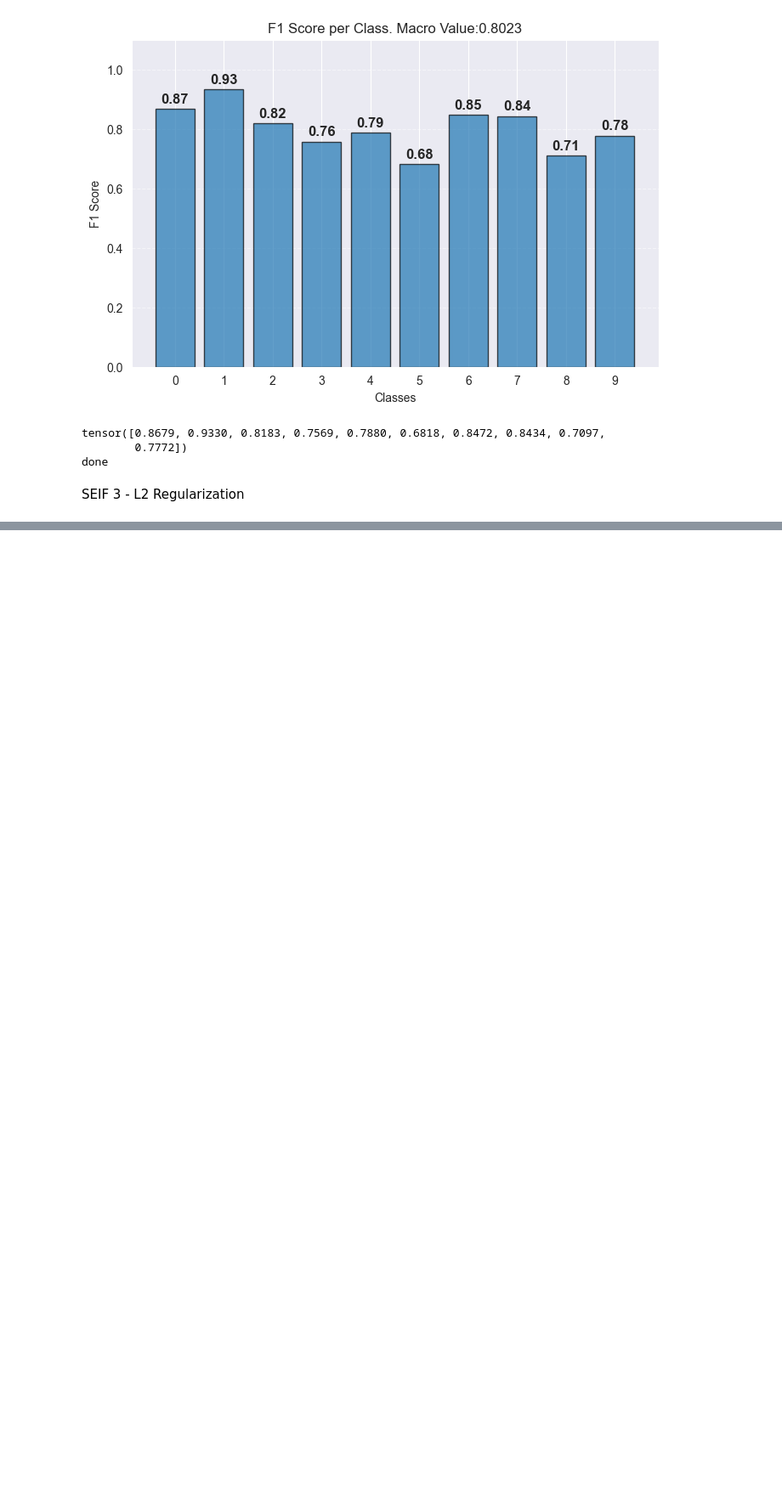
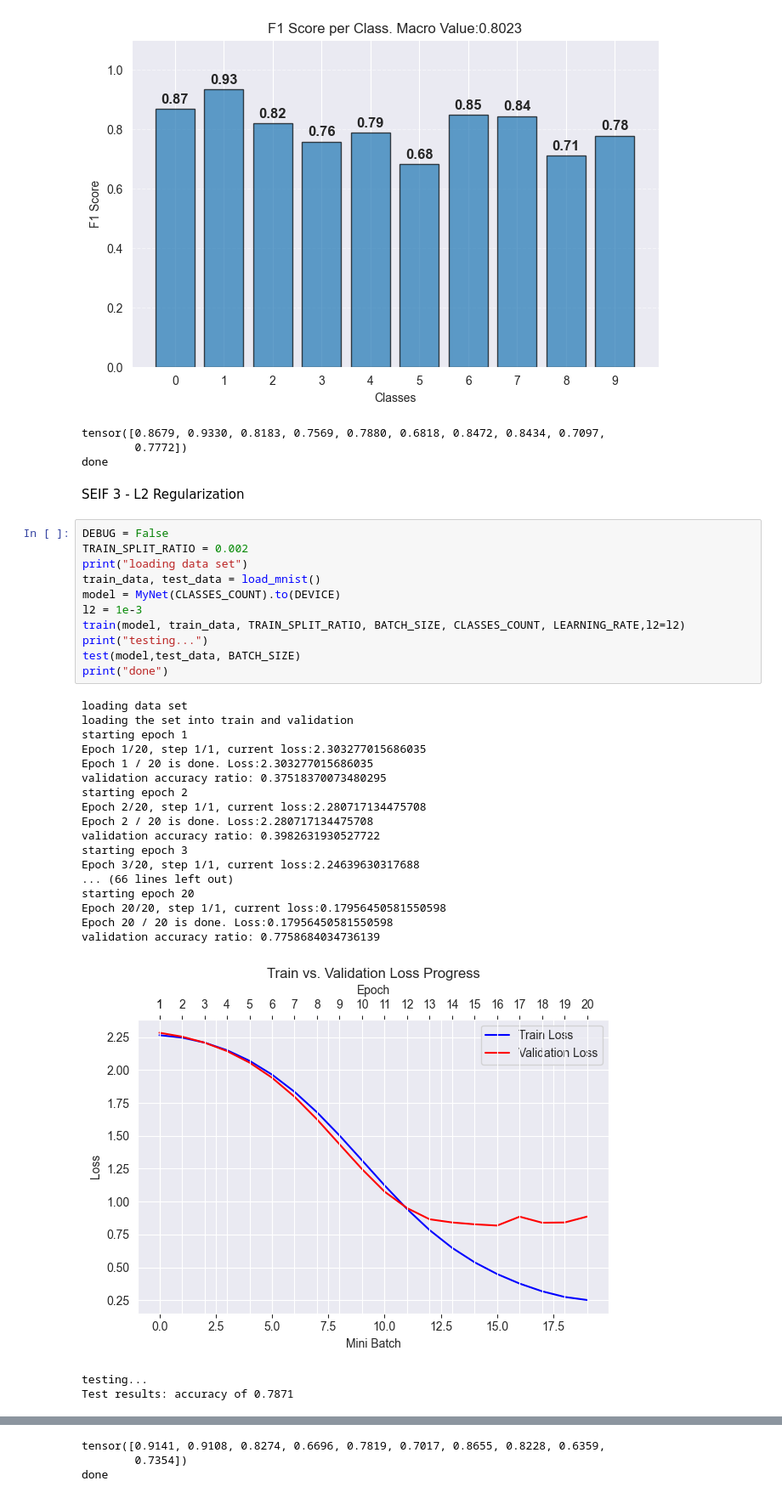
Before and after one commit to amirnadaBGU/deeplearningEE, a Jupyter notebook: HW1_xxxxxx_308339860.ipynb, the cells around one changed output, grey strips where cells are left out. Shown at 85% size. Cells and saved outputs as stored; diff of their text form; blank space fills up the shorter version.

```diff
--- a/HW1_xxxxxx_308339860.ipynb
+++ b/HW1_xxxxxx_308339860.ipynb
@@ -614,3 +614,35 @@ tensor([0.8679, 0.9330, 0.8183, 0.7569, 0.7880, 0.6818, 0.8472, 0.8434, 0.7097,
 done
 # %% [markdown]
 SEIF 3 - L2 Regularization
+# %%
+DEBUG = False
+TRAIN_SPLIT_RATIO = 0.002
+print("loading data set")
+train_data, test_data = load_mnist()
+model = MyNet(CLASSES_COUNT).to(DEVICE)
+l2 = 1e-3
+train(model, train_data, TRAIN_SPLIT_RATIO, BATCH_SIZE, CLASSES_COUNT, LEARNING_RATE,l2=l2)
+print("testing...")
+test(model,test_data, BATCH_SIZE)
+print("done")
+# %% [output]
+loading data set
+loading the set into train and validation
+starting epoch 1
+Epoch 1/20, step 1/1, current loss:2.303277015686035
+Epoch 1 / 20 is done. Loss:2.303277015686035
+validation accuracy ratio: 0.37518370073480295
+starting epoch 2
+Epoch 2/20, step 1/1, current loss:2.280717134475708
+Epoch 2 / 20 is done. Loss:2.280717134475708
+validation accuracy ratio: 0.3982631930527722
+starting epoch 3
+Epoch 3/20, step 1/1, current loss:2.24639630317688
+... (66 lines left out)
+starting epoch 20
+Epoch 20/20, step 1/1, current loss:0.17956450581550598
+Epoch 20 / 20 is done. Loss:0.17956450581550598
+validation accuracy ratio: 0.7758684034736139
+[figure, added]
+testing...
+Test results: accuracy of 0.7871
@@ -616,0 +651,3 @@ SEIF 3 - L2 Regularization
+tensor([0.9141, 0.9108, 0.8274, 0.6696, 0.7819, 0.7017, 0.8655, 0.8228, 0.6359,
+        0.7354])
+done
```
Also changed, not shown: parts of 3 cells of this notebook.
